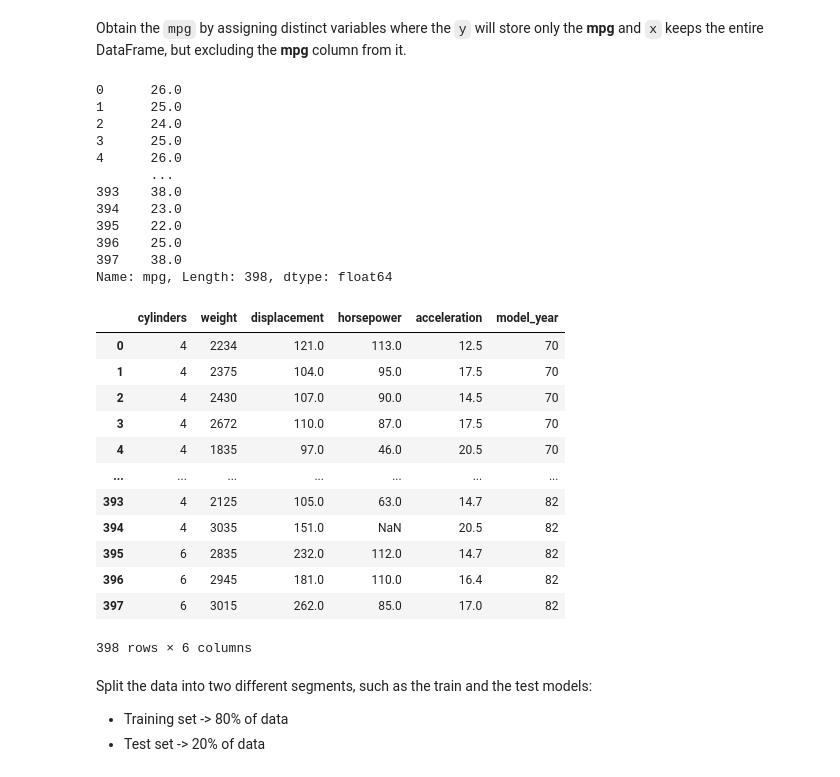
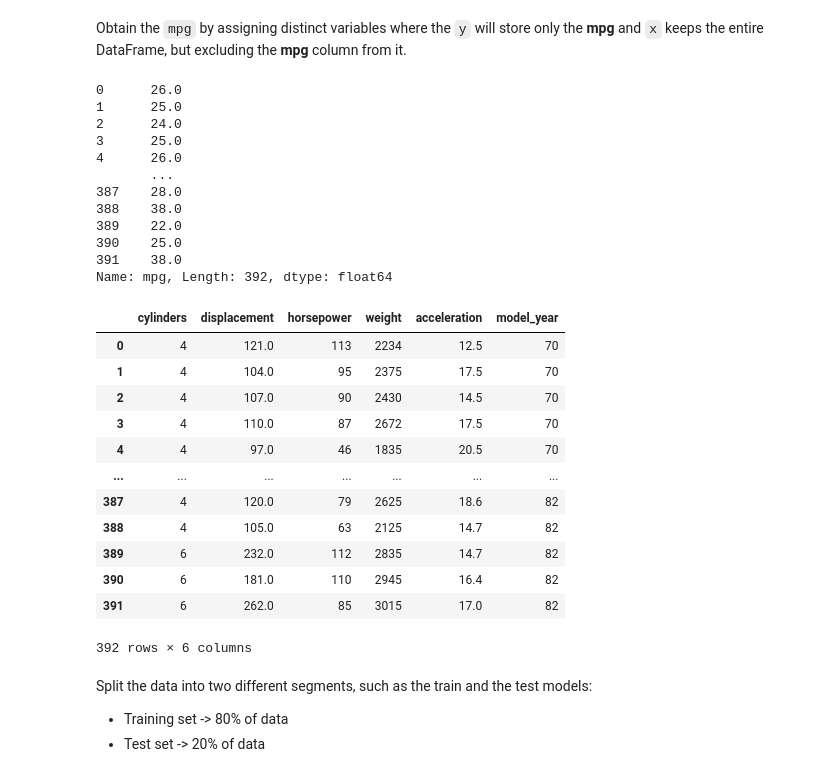
Before and after one commit to Vimtoooo/Machine-Learning-Model-to-predict-MPG-Values, a Jupyter notebook: ML_Project.ipynb, the cells around one changed output. Saved outputs shown, nothing was run; the diff lists cells and outputs as text; code cells hidden in the pictures.

```diff
--- a/ML_Project.ipynb
+++ b/ML_Project.ipynb
@@ -17,6 +32,6 @@ df = pd.read_excel(path, sheet_name=data_table, engine='openpyxl')
 # %%
 # Remove the first field and the Power-to-Weight from the DataFrame
-df.drop('Unnamed: 0', axis=1, inplace=True)
+df.drop(columns=['name', 'origin'], axis=1, inplace=True)
 df.drop('Power-to-Weight', axis=1, inplace=True)
 # %%
 df
@@ -49,30 +64,30 @@ y
 3      25.0
 4      26.0
        ...
-393    38.0
-394    23.0
-395    22.0
-396    25.0
-397    38.0
-Name: mpg, Length: 398, dtype: float64
+387    28.0
+388    38.0
+389    22.0
+390    25.0
+391    38.0
+Name: mpg, Length: 392, dtype: float64
 # %%
 # Instantiate a reference to the df, but without the mpg and the name column in it
-x = df.drop(columns=['mpg', 'name', 'origin'], axis=1)
+x = df.drop(columns=['mpg'], axis=1)
 x
 # %% [output]
-|  | cylinders | weight | displacement | horsepower | acceleration | model_year |
-| 0 | 4 | 2234 | 121.0 | 113.0 | 12.5 | 70 |
-| 1 | 4 | 2375 | 104.0 | 95.0 | 17.5 | 70 |
-| 2 | 4 | 2430 | 107.0 | 90.0 | 14.5 | 70 |
-| 3 | 4 | 2672 | 110.0 | 87.0 | 17.5 | 70 |
-| 4 | 4 | 1835 | 97.0 | 46.0 | 20.5 | 70 |
+|  | cylinders | displacement | horsepower | weight | acceleration | model_year |
+| 0 | 4 | 121.0 | 113 | 2234 | 12.5 | 70 |
+| 1 | 4 | 104.0 | 95 | 2375 | 17.5 | 70 |
+| 2 | 4 | 107.0 | 90 | 2430 | 14.5 | 70 |
+| 3 | 4 | 110.0 | 87 | 2672 | 17.5 | 70 |
+| 4 | 4 | 97.0 | 46 | 1835 | 20.5 | 70 |
 | ... | ... | ... | ... | ... | ... | ... |
-| 393 | 4 | 2125 | 105.0 | 63.0 | 14.7 | 82 |
-| 394 | 4 | 3035 | 151.0 | NaN | 20.5 | 82 |
-| 395 | 6 | 2835 | 232.0 | 112.0 | 14.7 | 82 |
-| 396 | 6 | 2945 | 181.0 | 110.0 | 16.4 | 82 |
-| 397 | 6 | 3015 | 262.0 | 85.0 | 17.0 | 82 |
+| 387 | 4 | 120.0 | 79 | 2625 | 18.6 | 82 |
+| 388 | 4 | 105.0 | 63 | 2125 | 14.7 | 82 |
+| 389 | 6 | 232.0 | 112 | 2835 | 14.7 | 82 |
+| 390 | 6 | 181.0 | 110 | 2945 | 16.4 | 82 |
+| 391 | 6 | 262.0 | 85 | 3015 | 17.0 | 82 |
-398 rows × 6 columns
+392 rows × 6 columns
 # %% [markdown]
 Split the data into two different segments, such as the train and the test models:
 - Training set -> 80% of data
```
Also changed, not shown: parts of 5 cells of this notebook, 2 other files.
